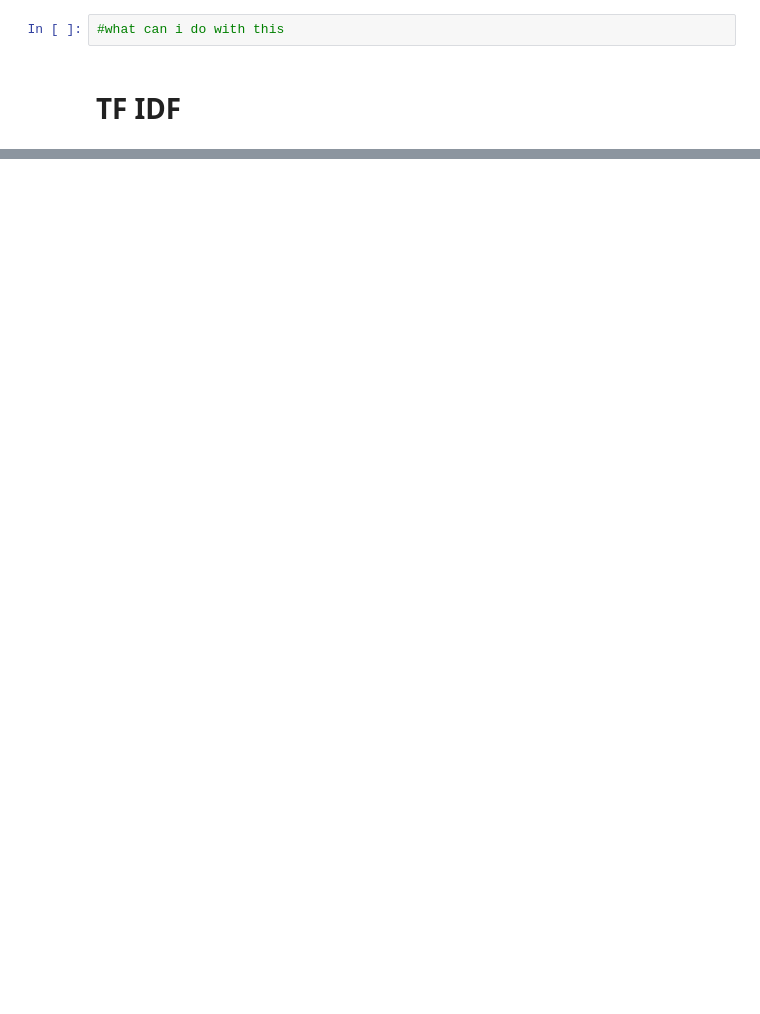
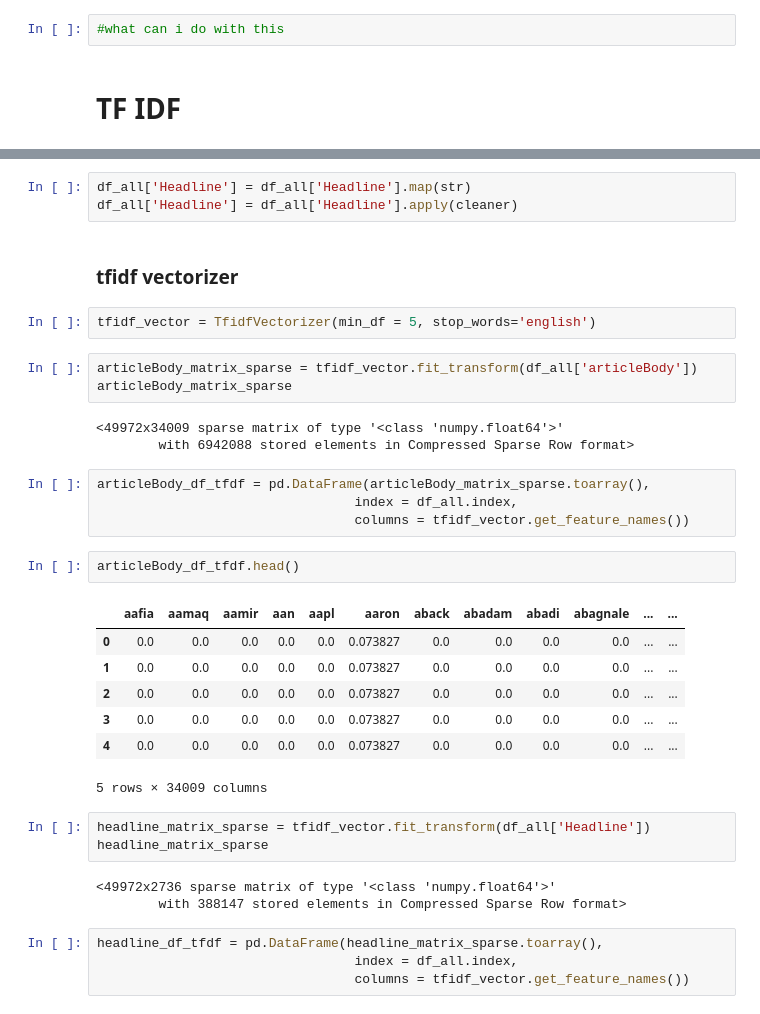
Before and after one commit to hscodes/Capstone, a Jupyter notebook: Capstone.ipynb, the cells around one changed output, grey strips where cells are left out. Saved outputs shown, nothing was run; the diff lists cells and outputs as text; blank space fills up the shorter version.

```diff
--- a/Capstone.ipynb
+++ b/Capstone.ipynb
@@ -468,0 +474,37 @@ lr.score(X_test_count, y_test)
+# %%
+df_all['Headline'] = df_all['Headline'].map(str)
+df_all['Headline'] = df_all['Headline'].apply(cleaner)
+# %% [markdown]
+### tfidf vectorizer
+# %%
+tfidf_vector = TfidfVectorizer(min_df = 5, stop_words='english')
+# %%
+articleBody_matrix_sparse = tfidf_vector.fit_transform(df_all['articleBody'])
+articleBody_matrix_sparse
+# %% [output]
+<49972x34009 sparse matrix of type '<class 'numpy.float64'>'
+        with 6942088 stored elements in Compressed Sparse Row format>
+# %%
+articleBody_df_tfdf = pd.DataFrame(articleBody_matrix_sparse.toarray(),
+                                 index = df_all.index,
+                                 columns = tfidf_vector.get_feature_names())
+# %%
+articleBody_df_tfdf.head()
+# %% [output]
+|  | aafia | aamaq | aamir | aan | aapl | aaron | aback | abadam | abadi | abagnale | ... | ... |
+| 0 | 0.0 | 0.0 | 0.0 | 0.0 | 0.0 | 0.073827 | 0.0 | 0.0 | 0.0 | 0.0 | ... | ... |
+| 1 | 0.0 | 0.0 | 0.0 | 0.0 | 0.0 | 0.073827 | 0.0 | 0.0 | 0.0 | 0.0 | ... | ... |
+| 2 | 0.0 | 0.0 | 0.0 | 0.0 | 0.0 | 0.073827 | 0.0 | 0.0 | 0.0 | 0.0 | ... | ... |
+| 3 | 0.0 | 0.0 | 0.0 | 0.0 | 0.0 | 0.073827 | 0.0 | 0.0 | 0.0 | 0.0 | ... | ... |
+| 4 | 0.0 | 0.0 | 0.0 | 0.0 | 0.0 | 0.073827 | 0.0 | 0.0 | 0.0 | 0.0 | ... | ... |
+5 rows × 34009 columns
+# %%
+headline_matrix_sparse = tfidf_vector.fit_transform(df_all['Headline'])
+headline_matrix_sparse
+# %% [output]
+<49972x2736 sparse matrix of type '<class 'numpy.float64'>'
+        with 388147 stored elements in Compressed Sparse Row format>
+# %%
+headline_df_tfdf = pd.DataFrame(headline_matrix_sparse.toarray(),
+                                 index = df_all.index,
+                                 columns = tfidf_vector.get_feature_names())
```
Also changed, not shown: parts of 111 cells of this notebook.
